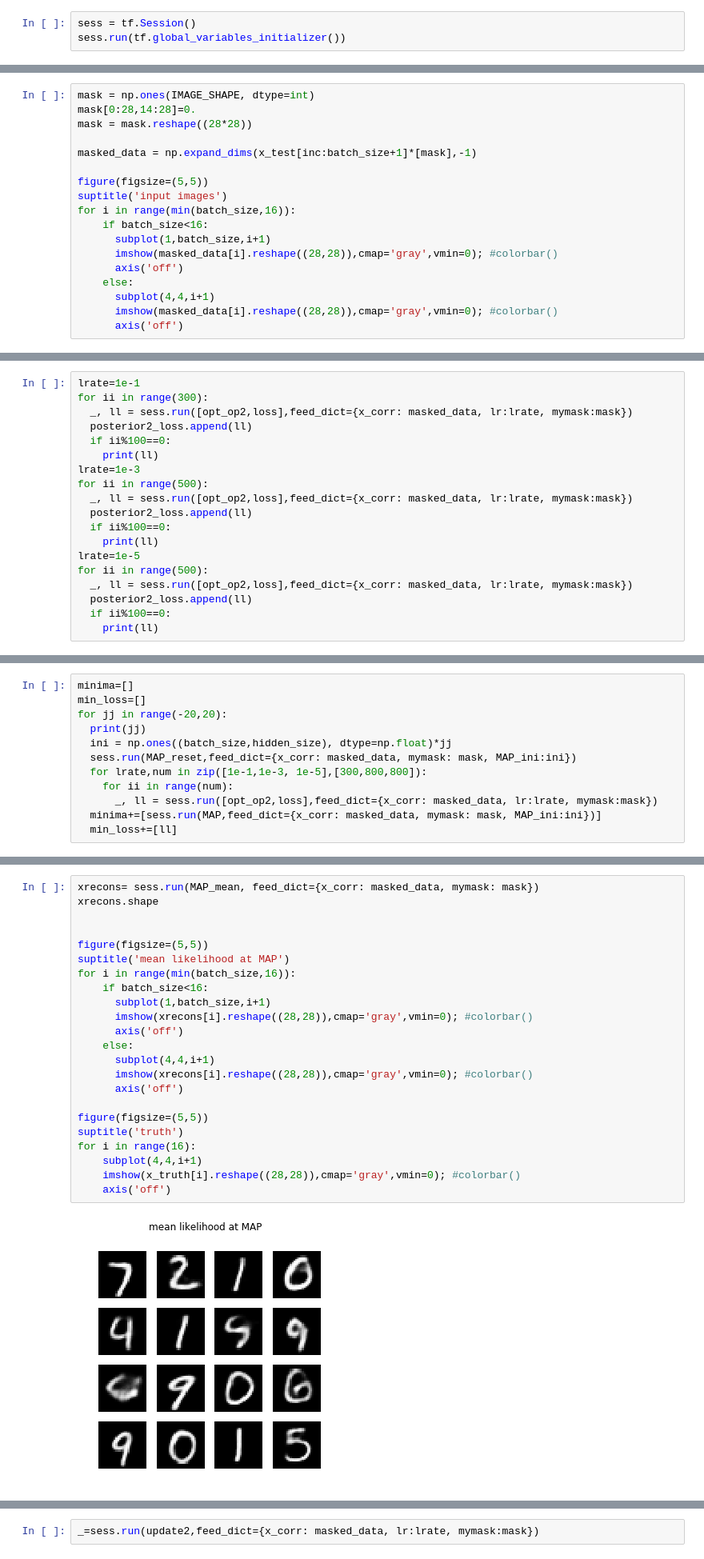
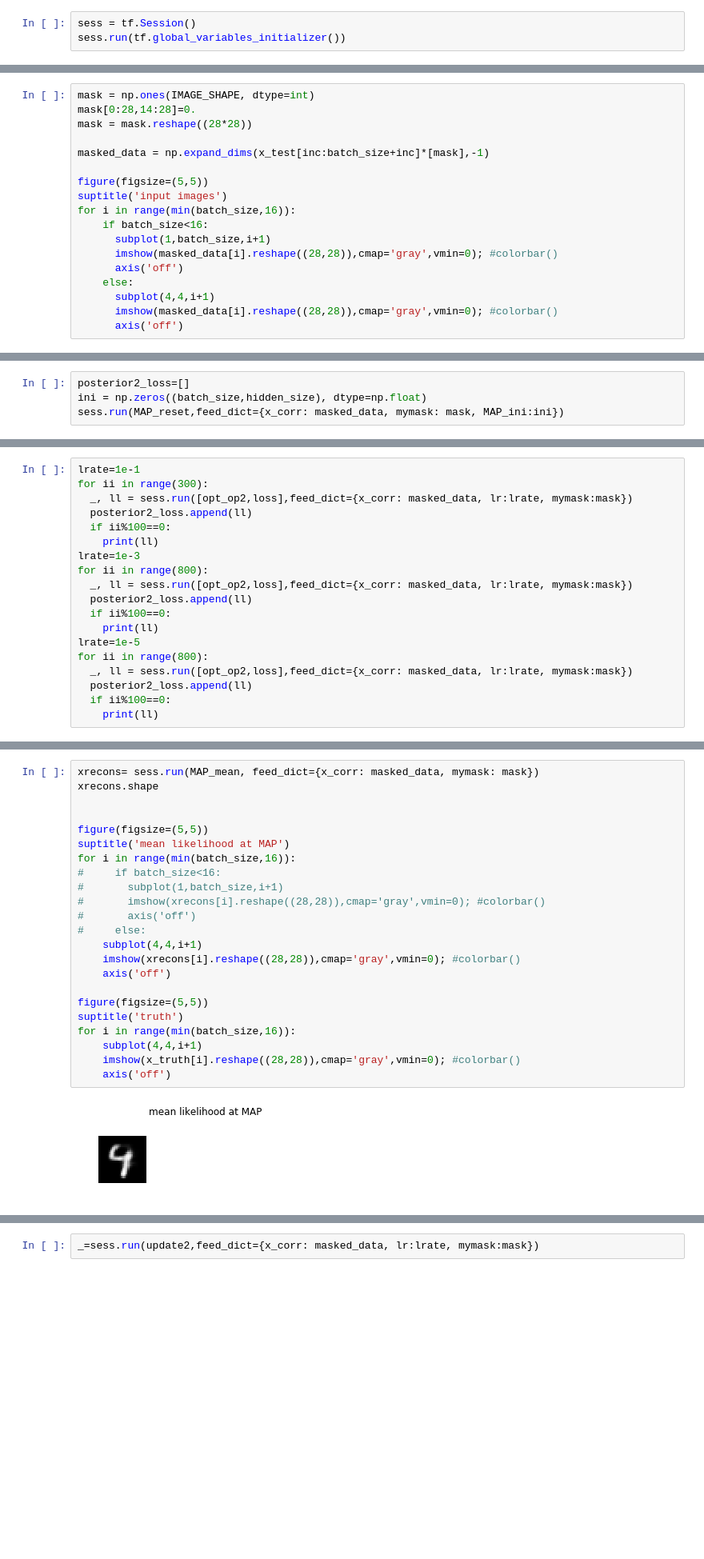
Before and after one commit to VMBoehm/DeNoPa, a Jupyter notebook: Laplace_Around_MAP_External_Generator.ipynb, the cells around one changed output, grey strips where cells are left out. Shown: that part at 80% size. Saved outputs shown, nothing was run; the diff lists cells and outputs as text; blank space fills up the shorter version.

```diff
--- a/Laplace_Around_MAP_External_Generator.ipynb
+++ b/Laplace_Around_MAP_External_Generator.ipynb
@@ -215,7 +234,7 @@ mask = np.ones(IMAGE_SHAPE, dtype=int)
 mask[0:28,14:28]=0.
 mask = mask.reshape((28*28))
 
-masked_data = np.expand_dims(x_test[inc:batch_size+1]*[mask],-1)
+masked_data = np.expand_dims(x_test[inc:batch_size+inc]*[mask],-1)
 
 figure(figsize=(5,5))
 suptitle('input images')
@@ -258,0 +276,4 @@ posterior2_loss=[]
+# %%
+posterior2_loss=[]
+ini = np.zeros((batch_size,hidden_size), dtype=np.float)
+sess.run(MAP_reset,feed_dict={x_corr: masked_data, mymask: mask, MAP_ini:ini})
@@ -264,13 +287,13 @@ for ii in range(300):
   if ii%100==0:
     print(ll)
 lrate=1e-3
-for ii in range(500):
+for ii in range(800):
   _, ll = sess.run([opt_op2,loss],feed_dict={x_corr: masked_data, lr:lrate, mymask:mask})
   posterior2_loss.append(ll)
   if ii%100==0:
     print(ll)
 lrate=1e-5
-for ii in range(500):
+for ii in range(800):
   _, ll = sess.run([opt_op2,loss],feed_dict={x_corr: masked_data, lr:lrate, mymask:mask})
   posterior2_loss.append(ll)
   if ii%100==0:
@@ -292,12 +320,0 @@ for ii in range(500):
-# %%
-minima=[]
-min_loss=[]
-for jj in range(-20,20):
-  print(jj)
-  ini = np.ones((batch_size,hidden_size), dtype=np.float)*jj
-  sess.run(MAP_reset,feed_dict={x_corr: masked_data, mymask: mask, MAP_ini:ini})
-  for lrate,num in zip([1e-1,1e-3, 1e-5],[300,800,800]):
-    for ii in range(num):
-      _, ll = sess.run([opt_op2,loss],feed_dict={x_corr: masked_data, lr:lrate, mymask:mask})
-  minima+=[sess.run(MAP,feed_dict={x_corr: masked_data, mymask: mask, MAP_ini:ini})]
-  min_loss+=[ll]
@@ -352,25 +327,25 @@ yscale('log')
 # %%
 xrecons= sess.run(MAP_mean, feed_dict={x_corr: masked_data, mymask: mask})
 xrecons.shape
 
 
 figure(figsize=(5,5))
 suptitle('mean likelihood at MAP')
 for i in range(min(batch_size,16)):
-    if batch_size<16:
-      subplot(1,batch_size,i+1)
-      imshow(xrecons[i].reshape((28,28)),cmap='gray',vmin=0); #colorbar()
-      axis('off')
-    else:
-      subplot(4,4,i+1)
-      imshow(xrecons[i].reshape((28,28)),cmap='gray',vmin=0); #colorbar()
-      axis('off')
+#     if batch_size<16:
+#       subplot(1,batch_size,i+1)
+#       imshow(xrecons[i].reshape((28,28)),cmap='gray',vmin=0); #colorbar()
+#       axis('off')
+#     else:
+    subplot(4,4,i+1)
+    imshow(xrecons[i].reshape((28,28)),cmap='gray',vmin=0); #colorbar()
+    axis('off')
 
 figure(figsize=(5,5))
 suptitle('truth')
-for i in range(16):
+for i in range(min(batch_size,16)):
     subplot(4,4,i+1)
     imshow(x_truth[i].reshape((28,28)),cmap='gray',vmin=0); #colorbar()
     axis('off')
 # %% [output]
-[figure, old version]
+[figure, new version]
```
Also changed, not shown: parts of 25 cells of this notebook.
